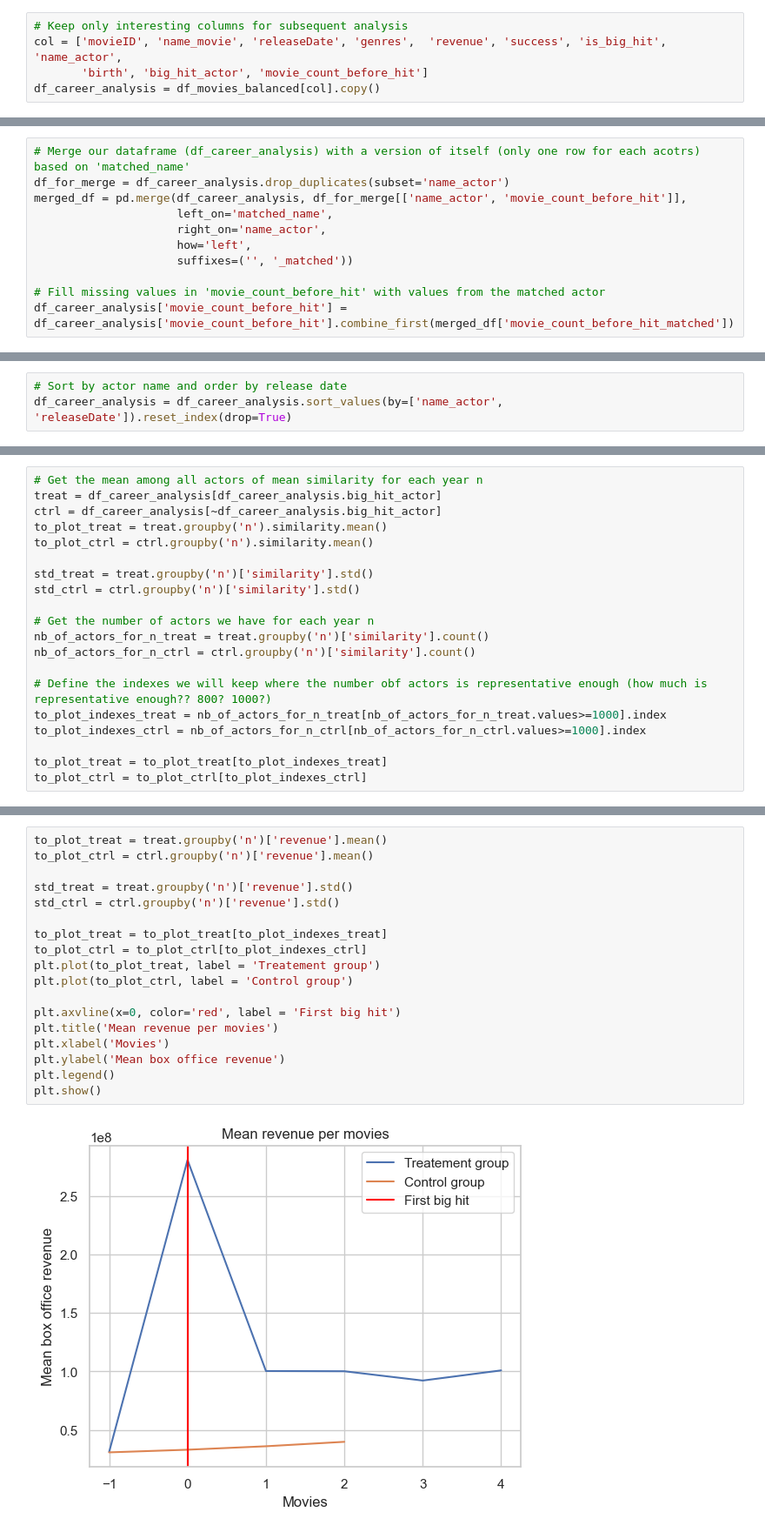
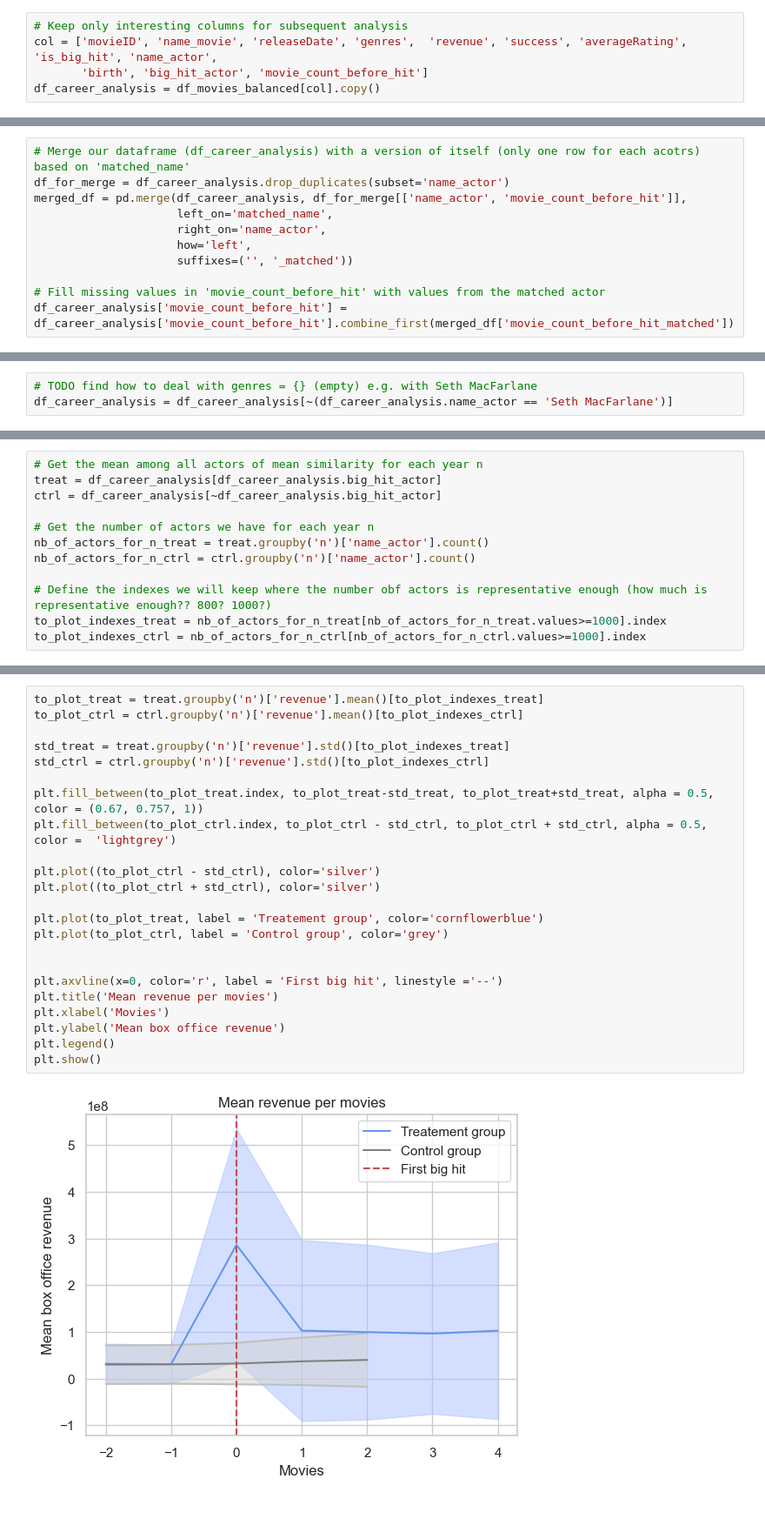
Before and after one commit to epfl-ada/ada-2023-project-pinacolada23, a Jupyter notebook: observational_study.ipynb, the cells around one changed output, grey strips where cells are left out. Shown at 87% size. Saved outputs shown, nothing was run; the diff lists cells and outputs as text.

```diff
--- a/observational_study.ipynb
+++ b/observational_study.ipynb
@@ -192,6 +188,6 @@ We want compare the before/after big-hit career of actors in the treatment group
 First we want to use the matched dataframe to create a new column on our working dataframe. This column will contain, for each actor, the name of the actor that has been matched with them.
 # %%
 # Keep only interesting columns for subsequent analysis
-col = ['movieID', 'name_movie', 'releaseDate', 'genres',  'revenue', 'success', 'is_big_hit', 'name_actor',
+col = ['movieID', 'name_movie', 'releaseDate', 'genres',  'revenue', 'success', 'averageRating', 'is_big_hit', 'name_actor',
        'birth', 'big_hit_actor', 'movie_count_before_hit']
 df_career_analysis = df_movies_balanced[col].copy()
@@ -239,3 +224,0 @@ df_career_analysis = df_career_analysis.dropna(subset='parsed_genres')  #TODO ve
-# %%
-# Sort by actor name and order by release date
-df_career_analysis = df_career_analysis.sort_values(by=['name_actor', 'releaseDate']).reset_index(drop=True)
@@ -292 +306,4 @@ df_career_analysis = df_career_analysis.drop(labels='parsed_genres', axis=1)
+# %%
+# TODO find how to deal with genres = {} (empty) e.g. with Seth MacFarlane
+df_career_analysis = df_career_analysis[~(df_career_analysis.name_actor == 'Seth MacFarlane')]
 # %%
@@ -312,20 +370,12 @@ df_career_analysis['similarity'] = grp.apply(lambda x: x.apply(
 # Get the mean among all actors of mean similarity for each year n
 treat = df_career_analysis[df_career_analysis.big_hit_actor]
 ctrl = df_career_analysis[~df_career_analysis.big_hit_actor]
-to_plot_treat = treat.groupby('n').similarity.mean()
-to_plot_ctrl = ctrl.groupby('n').similarity.mean()
-
-std_treat = treat.groupby('n')['similarity'].std()
-std_ctrl = ctrl.groupby('n')['similarity'].std()
 
 # Get the number of actors we have for each year n
-nb_of_actors_for_n_treat = treat.groupby('n')['similarity'].count()
-nb_of_actors_for_n_ctrl = ctrl.groupby('n')['similarity'].count()
+nb_of_actors_for_n_treat = treat.groupby('n')['name_actor'].count()
+nb_of_actors_for_n_ctrl = ctrl.groupby('n')['name_actor'].count()
 
 # Define the indexes we will keep where the number obf actors is representative enough (how much is representative enough?? 800? 1000?)
 to_plot_indexes_treat = nb_of_actors_for_n_treat[nb_of_actors_for_n_treat.values>=1000].index
 to_plot_indexes_ctrl = nb_of_actors_for_n_ctrl[nb_of_actors_for_n_ctrl.values>=1000].index
-
-to_plot_treat = to_plot_treat[to_plot_indexes_treat]
-to_plot_ctrl = to_plot_ctrl[to_plot_indexes_ctrl]
 # %%
@@ -344,20 +450,25 @@ plt.legend()
 # %%
-to_plot_treat = treat.groupby('n')['revenue'].mean()
-to_plot_ctrl = ctrl.groupby('n')['revenue'].mean()
+to_plot_treat = treat.groupby('n')['revenue'].mean()[to_plot_indexes_treat]
+to_plot_ctrl = ctrl.groupby('n')['revenue'].mean()[to_plot_indexes_ctrl]
 
-std_treat = treat.groupby('n')['revenue'].std()
-std_ctrl = ctrl.groupby('n')['revenue'].std()
+std_treat = treat.groupby('n')['revenue'].std()[to_plot_indexes_treat]
+std_ctrl = ctrl.groupby('n')['revenue'].std()[to_plot_indexes_ctrl]
 
-to_plot_treat = to_plot_treat[to_plot_indexes_treat]
-to_plot_ctrl = to_plot_ctrl[to_plot_indexes_ctrl]
-plt.plot(to_plot_treat, label = 'Treatement group')
-plt.plot(to_plot_ctrl, label = 'Control group')
+plt.fill_between(to_plot_treat.index, to_plot_treat-std_treat, to_plot_treat+std_treat, alpha = 0.5, color = (0.67, 0.757, 1))
+plt.fill_between(to_plot_ctrl.index, to_plot_ctrl - std_ctrl, to_plot_ctrl + std_ctrl, alpha = 0.5, color =  'lightgrey')
 
-plt.axvline(x=0, color='red', label = 'First big hit')
+plt.plot((to_plot_ctrl - std_ctrl), color='silver')
+plt.plot((to_plot_ctrl + std_ctrl), color='silver')
+
+plt.plot(to_plot_treat, label = 'Treatement group', color='cornflowerblue')
+plt.plot(to_plot_ctrl, label = 'Control group', color='grey')
+
+
+plt.axvline(x=0, color='r', label = 'First big hit', linestyle ='--')
 plt.title('Mean revenue per movies')
 plt.xlabel('Movies')
 plt.ylabel('Mean box office revenue')
 plt.legend()
 plt.show()
 # %% [output]
-[figure, old version]
+[figure, new version]
```
Also changed, not shown: parts of 30 cells of this notebook, 1 other file.
